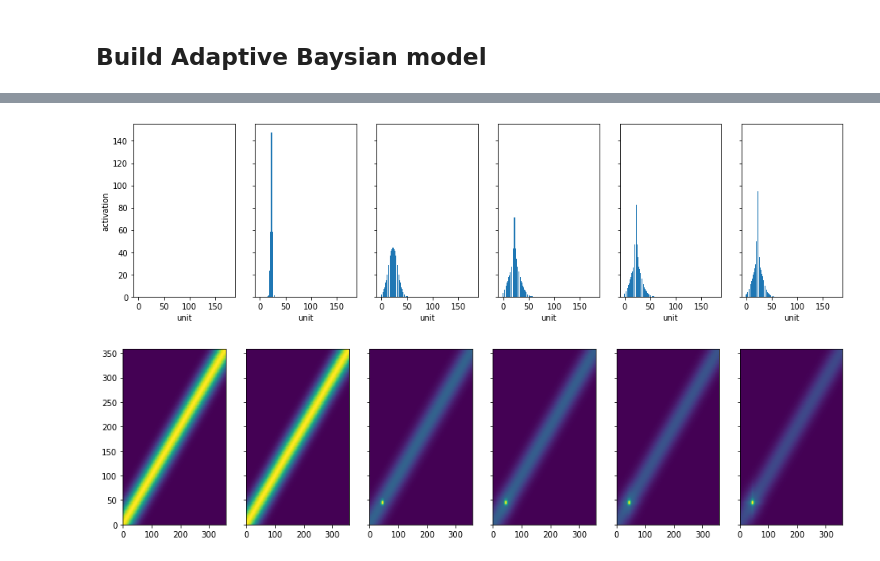
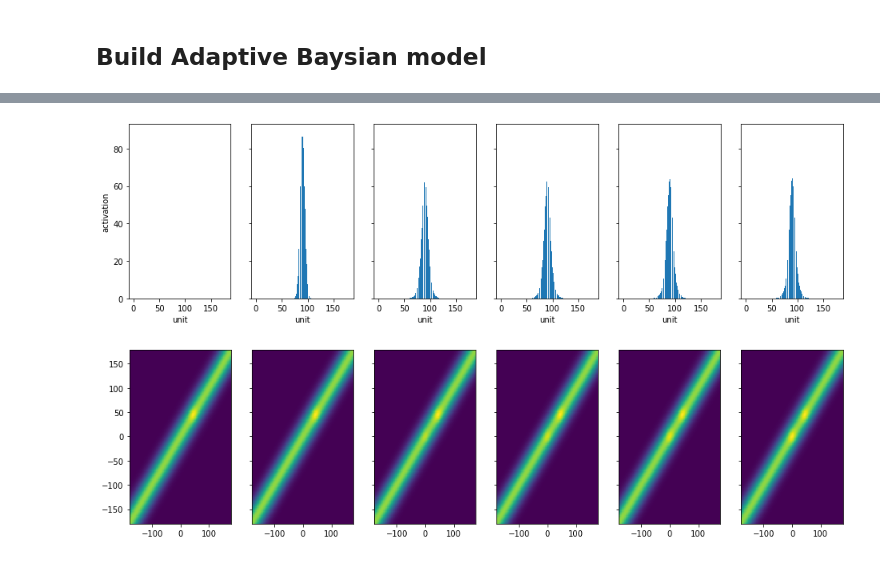
Before and after one commit to mwprestonjr/verstynen_2011_rpl, a Jupyter notebook: notebooks/verstynen_2011.ipynb, the cells around one changed output, grey strips where cells are left out. Saved outputs shown, nothing was run; the diff lists cells and outputs as text; code cells hidden in the pictures.

```diff
--- a/notebooks/verstynen_2011.ipynb
+++ b/notebooks/verstynen_2011.ipynb
@@ -124,7 +122,8 @@ plt.colorbar()
 
 On each iteration *t*, the total activation for unit *i* was then computed as the sum of the input and recurrent activations
 # %%
-def total_activation(firing_rate, weights, theta, preference, baseline=0, gain=1, spread=12):
+def total_activation(firing_rate, weights, theta, preference,
+                     baseline=0, gain=1E3, spread=12):
     # calc total activation
     activation = input_activation(theta, preference, baseline=baseline, gain=gain, spread=spread)
     recurrent = np.dot(weights, firing_rate)
@@ -142,7 +141,7 @@ preference = np.arange(-180,180,2) # prefered angle
 X = np.zeros_like(preference) # firing rates
 
 # calculate input activation of each unit
-U = lambda preference: total_activation(X, W, THETA, preference)
+U = lambda preference: total_activation(X, initial_weights, THETA, preference)
 act = U(preference)
 
 # plot input activation of each unit
@@ -260,13 +262,15 @@ THETA = 45 # input angle
 N_UNITS = 180 # number of units in network
 
 # define units with evenly spaced preffered directions
-pref_dirs = np.arange(0,360,360/N_UNITS)
+pref_dirs = np.arange(-180,180,360/N_UNITS)
 
 # define initial weight matrix
 initial_weights = calc_initial_weights(pref_dirs, spread=30)
 
 # run trial
-output, firing_rates, weights = run_trial(initial_weights, pref_dirs, THETA)
+output, firing_rates, weights = run_trial(initial_weights, pref_dirs, THETA,
+                                          baseline=0, gain=1E3, spread=30,
+                                          beta=1E-5, alpha=1E-3)
 
 # print results
 print('Target location: %d\N{DEGREE SIGN}' %THETA)
@@ -276,0 +281,21 @@ Decoded movement angle: 45.69°
+# %%
+# plot evolution of firing rates
+fig, ax = plt.subplots(1,6, figsize=[16,4], sharey='all', constrained_layout=True)
+fig.suptitle('Activation', fontsize=16)
+ax[0].set(ylabel='firing rate')
+for i in range(firing_rates.shape[0]):
+    # plot
+    ax[i].bar(np.arange(N_UNITS), firing_rates[i])
+
+    #label
+    ax[i].set(xlabel='unit #')
+    ax[i].set(title='iteration: %d' %i)
+plt.show()
+
+# plot evolution of weights
+fig, ax = plt.subplots(1,6, figsize=[16,4], sharey='all', constrained_layout=True)
+fig.suptitle('Weight matrix', fontsize=16)
+for i in range(firing_rates.shape[0]):
+    ax[i].pcolormesh(pref_dirs, pref_dirs, weights[i])
+    ax[i].set(title='iteration: %d' %i)
+plt.show()
@@ -304,17 +334,22 @@ plt.show()
 # %%
+THETA = 0
+
+# run trial
+output, firing_rates_2, weights_2 = run_trial(weights[5], pref_dirs, THETA)
+
 # plot evolution of firing rates
 fig, ax = plt.subplots(1,6, figsize=[16,4], sharey='all')
 ax[0].set(ylabel='activation')
 for i in range(firing_rates.shape[0]):
-    ax[i].bar(np.arange(180), firing_rates[i])
+    ax[i].bar(np.arange(180), firing_rates_2[i])
     ax[i].set(xlabel='unit')
 plt.show()
 
 # plot evolution of weights
 fig, ax = plt.subplots(1,6, figsize=[16,4], sharey='all')
 for i in range(firing_rates.shape[0]):
-    ax[i].pcolormesh(preference, preference, weights[i])
+    ax[i].pcolormesh(preference, preference, weights_2[i])
 plt.show()
 # %% [output]
-[figure, old version]
+[figure, new version]
-[figure, old version]
+[figure, new version]
```
Also changed, not shown: parts of 8 cells of this notebook.
